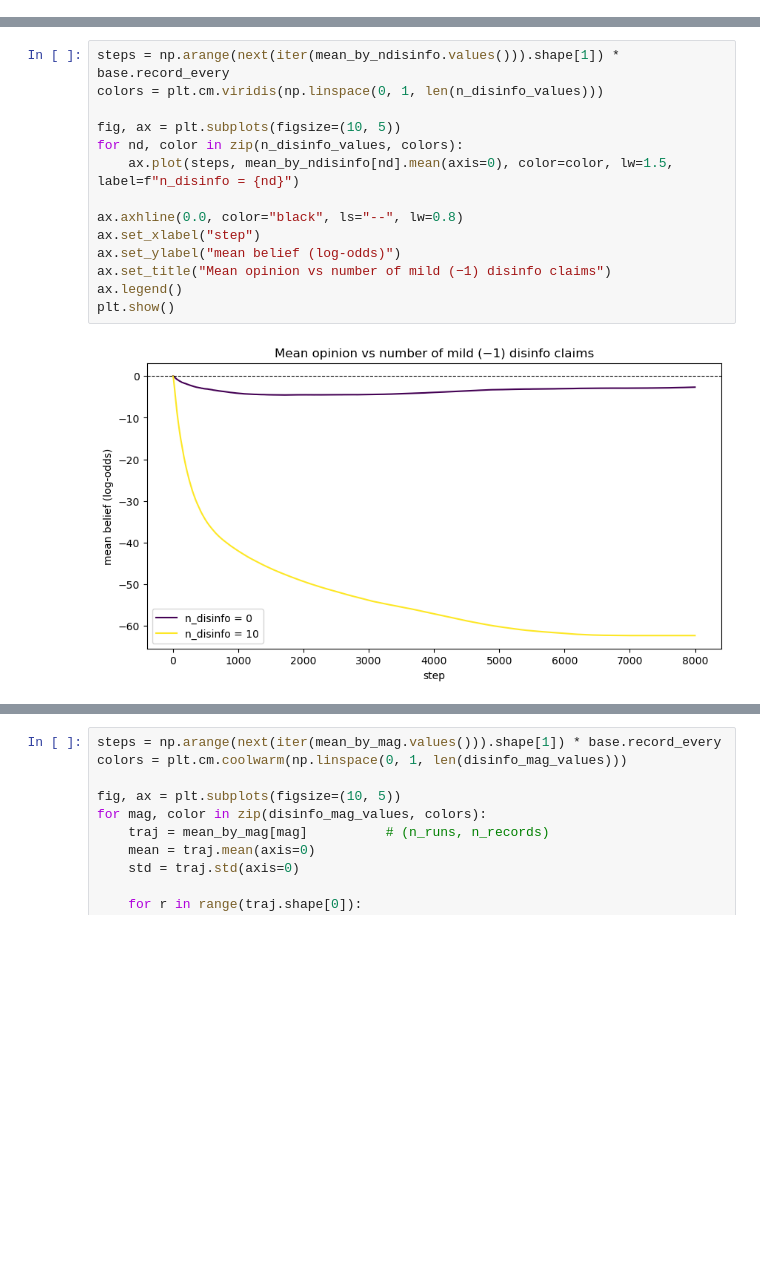
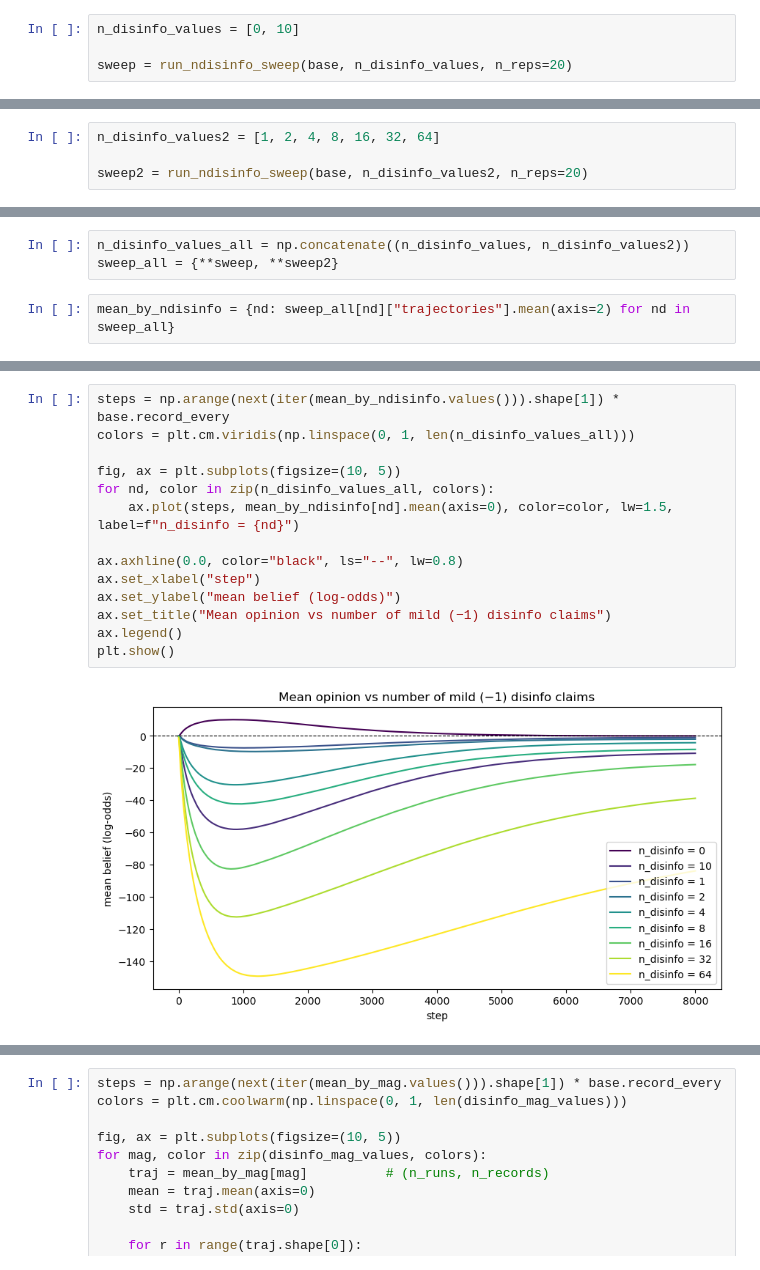
Before and after one commit to Fabio-FS/the_ranking_KIT, a Jupyter notebook: experiment_misinfo.ipynb, the cells around one changed output, grey strips where cells are left out. Drawn from its saved outputs; the diff is of its cells as text; blank space fills up the shorter version.

```diff
--- a/experiment_misinfo.ipynb
+++ b/experiment_misinfo.ipynb
@@ -48,0 +44,4 @@ Running for n_disinfo = 10
+# %%
+n_disinfo_values = [0, 10]
+
+sweep = run_ndisinfo_sweep(base, n_disinfo_values, n_reps=20)
@@ -48,0 +51,4 @@ Running for n_disinfo = 10
+# %%
+n_disinfo_values2 = [1, 2, 4, 8, 16, 32, 64]
+
+sweep2 = run_ndisinfo_sweep(base, n_disinfo_values2, n_reps=20)
@@ -48,0 +63,5 @@ Running for n_disinfo = 10
+# %%
+n_disinfo_values_all = np.concatenate((n_disinfo_values, n_disinfo_values2))
+sweep_all = {**sweep, **sweep2}
+# %%
+mean_by_ndisinfo = {nd: sweep_all[nd]["trajectories"].mean(axis=2) for nd in sweep_all}
@@ -49,17 +88,17 @@ Running for n_disinfo = 10
 # %%
 steps = np.arange(next(iter(mean_by_ndisinfo.values())).shape[1]) * base.record_every
-colors = plt.cm.viridis(np.linspace(0, 1, len(n_disinfo_values)))
+colors = plt.cm.viridis(np.linspace(0, 1, len(n_disinfo_values_all)))
 
 fig, ax = plt.subplots(figsize=(10, 5))
-for nd, color in zip(n_disinfo_values, colors):
+for nd, color in zip(n_disinfo_values_all, colors):
     ax.plot(steps, mean_by_ndisinfo[nd].mean(axis=0), color=color, lw=1.5, label=f"n_disinfo = {nd}")
 
 ax.axhline(0.0, color="black", ls="--", lw=0.8)
 ax.set_xlabel("step")
 ax.set_ylabel("mean belief (log-odds)")
 ax.set_title("Mean opinion vs number of mild (−1) disinfo claims")
 ax.legend()
 plt.show()
 # %% [output]
-[figure, old version]
+[figure, new version]
 # %%
```
Also changed, not shown: parts of 6 cells of this notebook, 3 other files.
